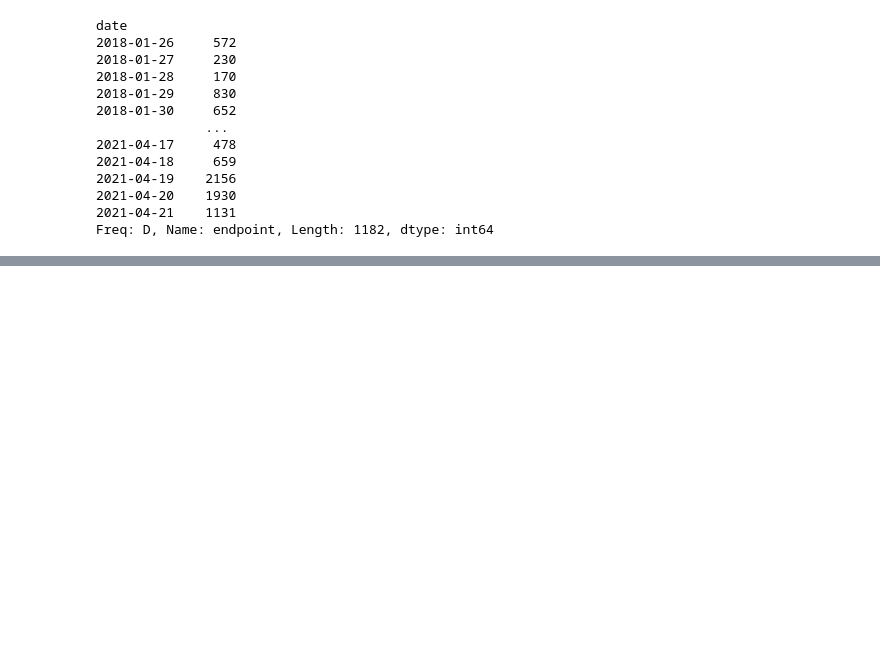
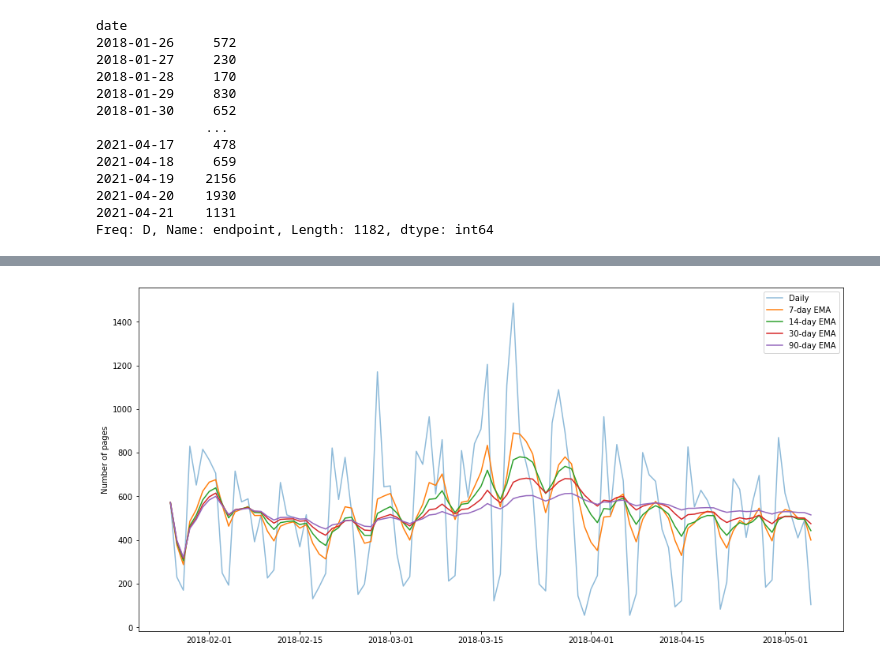
Before and after one commit to OKPTaylor/anomaly-detection-exercises, a Jupyter notebook: time_series_anomaly_detection.ipynb, the cells around one changed output, grey strips where cells are left out. Saved outputs shown, nothing was run; the diff lists cells and outputs as text; code cells hidden in the pictures; blank space fills up the shorter version.

```diff
--- a/time_series_anomaly_detection.ipynb
+++ b/time_series_anomaly_detection.ipynb
@@ -92,0 +182,16 @@ Freq: D, Name: endpoint, Length: 1182, dtype: int64
+# %%
+#zoom in on the first 100 days
+fig, ax = plt.subplots(figsize=(16,8))
+
+ax.plot(pages.index[:100], pages[:100], label='Daily', alpha=.5)
+ax.plot(pages.index[:100], ema_7d[:100], label = '7-day EMA')
+ax.plot(pages.index[:100], ema_14d[:100], label = '14-day EMA')
+ax.plot(pages.index[:100], ema_30d[:100], label = '30-day EMA')
+ax.plot(pages.index[:100], ema_90d[:100], label = '90-day EMA')
+
+ax.legend(loc='best')
+ax.set_ylabel('Number of pages')
+
+plt.show()
+# %% [output]
+[figure, added]
```
Also changed, not shown: parts of 14 cells of this notebook.
